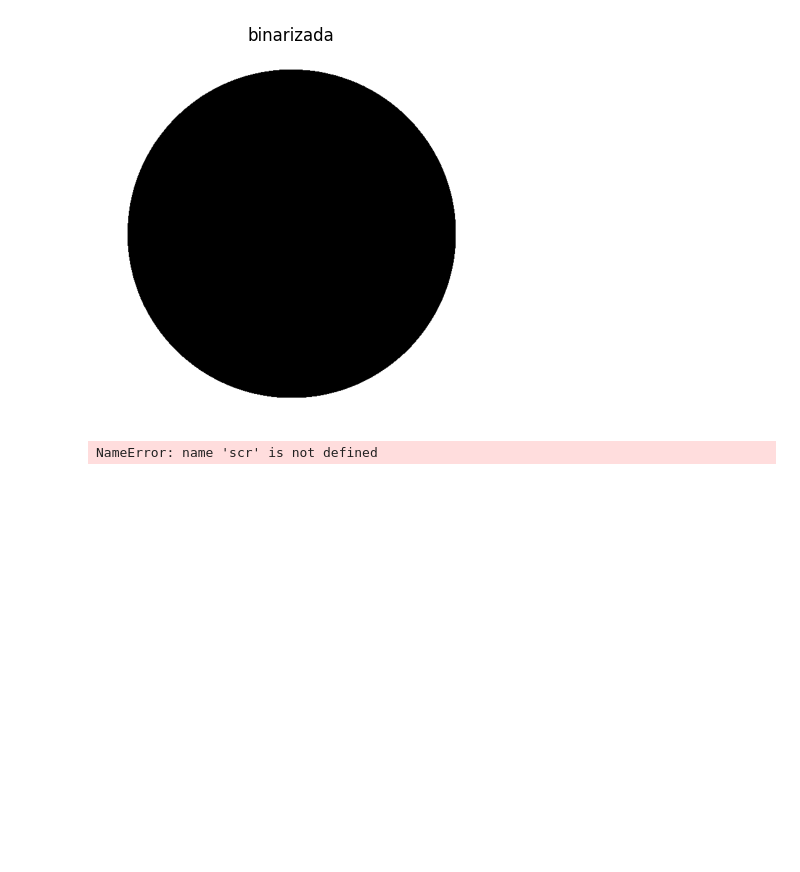
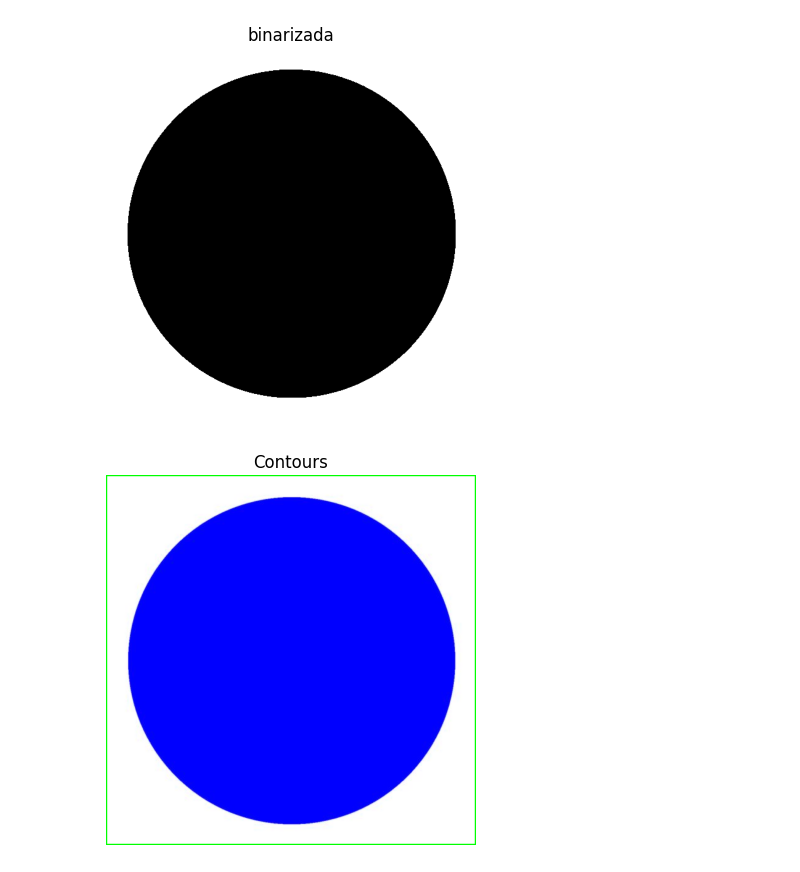
Before and after one commit to Danielcmc100/Envolt-ria-Convexa, a Jupyter notebook: Desafio_Envoltoria_Convexa.ipynb, the cells around one changed output. Drawn from its saved outputs; the diff is of its cells as text; code cells hidden in the pictures; blank space fills up the shorter version.

```diff
--- a/Desafio_Envoltoria_Convexa.ipynb
+++ b/Desafio_Envoltoria_Convexa.ipynb
@@ -84,18 +77,18 @@ plt.show()
 # %%
 # Find contours in the binary image
 contours, _ = cv2.findContours(binary_img, cv2.RETR_EXTERNAL, cv2.CHAIN_APPROX_SIMPLE)
 
-black_image =
 # Draw contours on the blank image
-cv2.drawContours(scr, contours, -1, (0, 255, 0), 2)
+contour_img = src.copy()
+cv2.drawContours(contour_img, contours, -1, (0, 255, 0), 2)
 
 # Display the result
-plt.imshow(scr)
+plt.imshow(contour_img)
 plt.title('Contours')
 plt.axis('off')
 plt.show()
 # %% [output]
-NameError: name 'scr' is not defined
+[figure, added]
 # %%
 
 # Encontre a Envoltória Convexa para cada contorno
```
Also changed, not shown: parts of 2 cells of this notebook.
